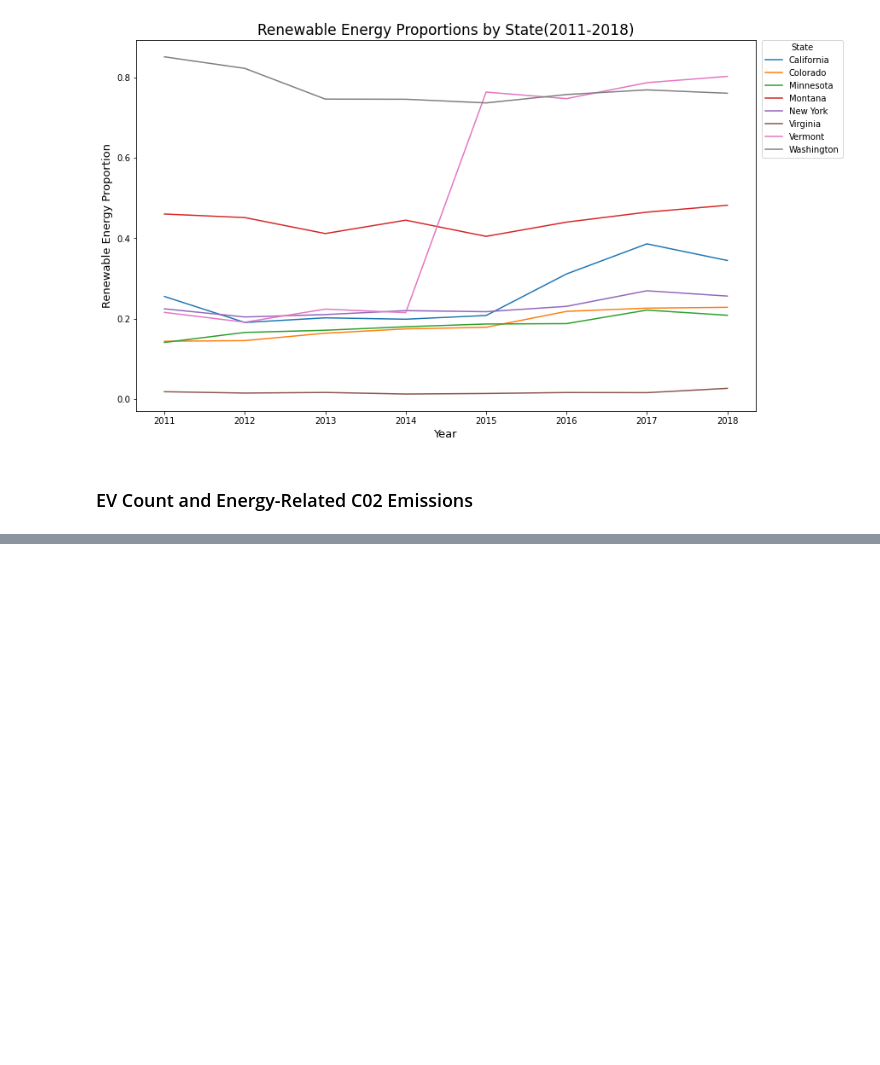
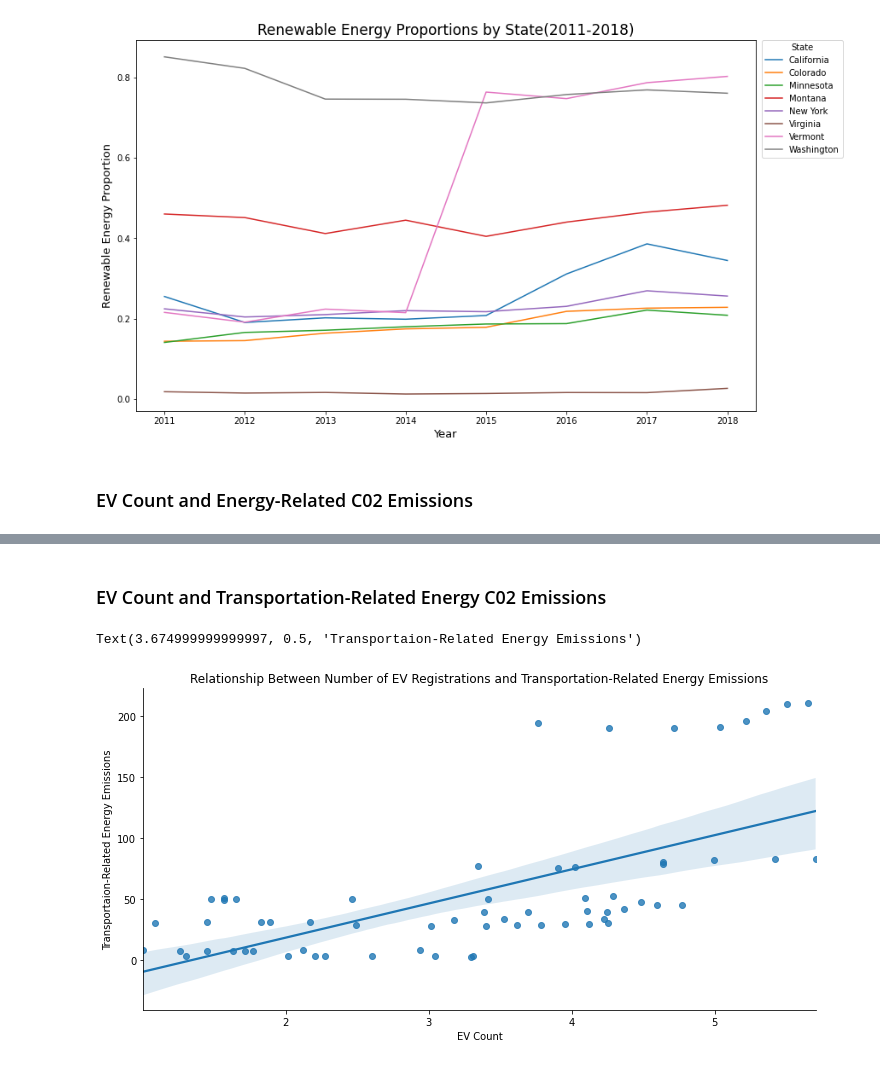
Before and after one commit to michaelgranado/EV-Count-and-CO2-Emissions-Project, a Jupyter notebook: EDACheckpointGroup039-Wi22.ipynb, the cells around one changed output, grey strips where cells are left out. Drawn from its saved outputs; the diff is of its cells as text; code cells hidden in the pictures; blank space fills up the shorter version.

```diff
--- a/EDACheckpointGroup039-Wi22.ipynb
+++ b/EDACheckpointGroup039-Wi22.ipynb
@@ -650,0 +660,10 @@ Text(3.674999999999997, 0.5, 'Eenergy Emissions')
+# %% [markdown]
+### EV Count and Transportation-Related Energy C02 Emissions
+# %%
+transportation_lm_log = sns.lmplot(data=df, x='EV_log10', y='transportation_em', aspect=2)
+plt.title('Relationship Between Number of EV Registrations and Transportation-Related Energy Emissions')
+plt.xlabel('EV Count')
+plt.ylabel('Transportaion-Related Energy Emissions')
+# %% [output]
+Text(3.674999999999997, 0.5, 'Transportaion-Related Energy Emissions')
+[figure, added]
```
Also changed, not shown: parts of 7 cells of this notebook.
